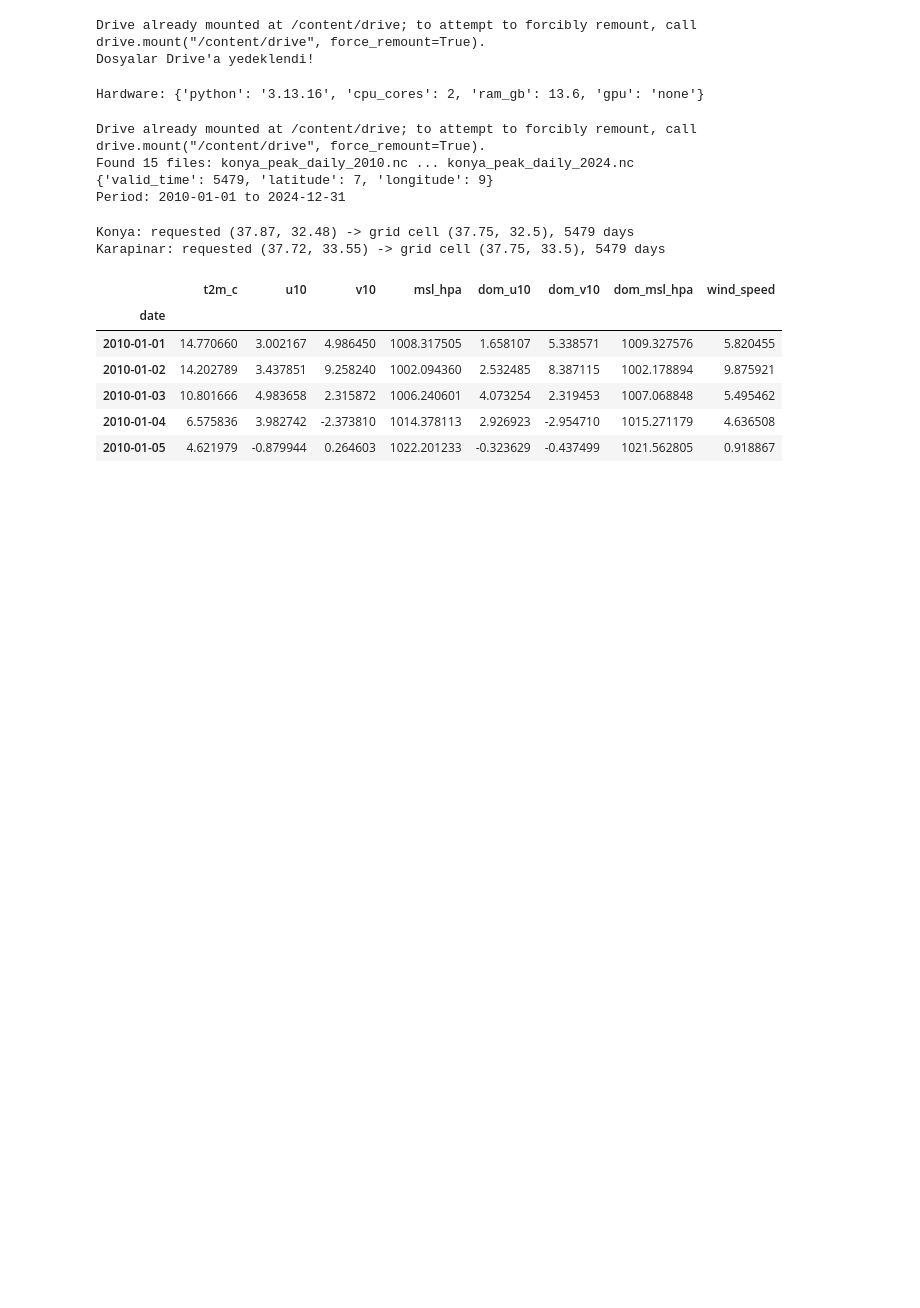
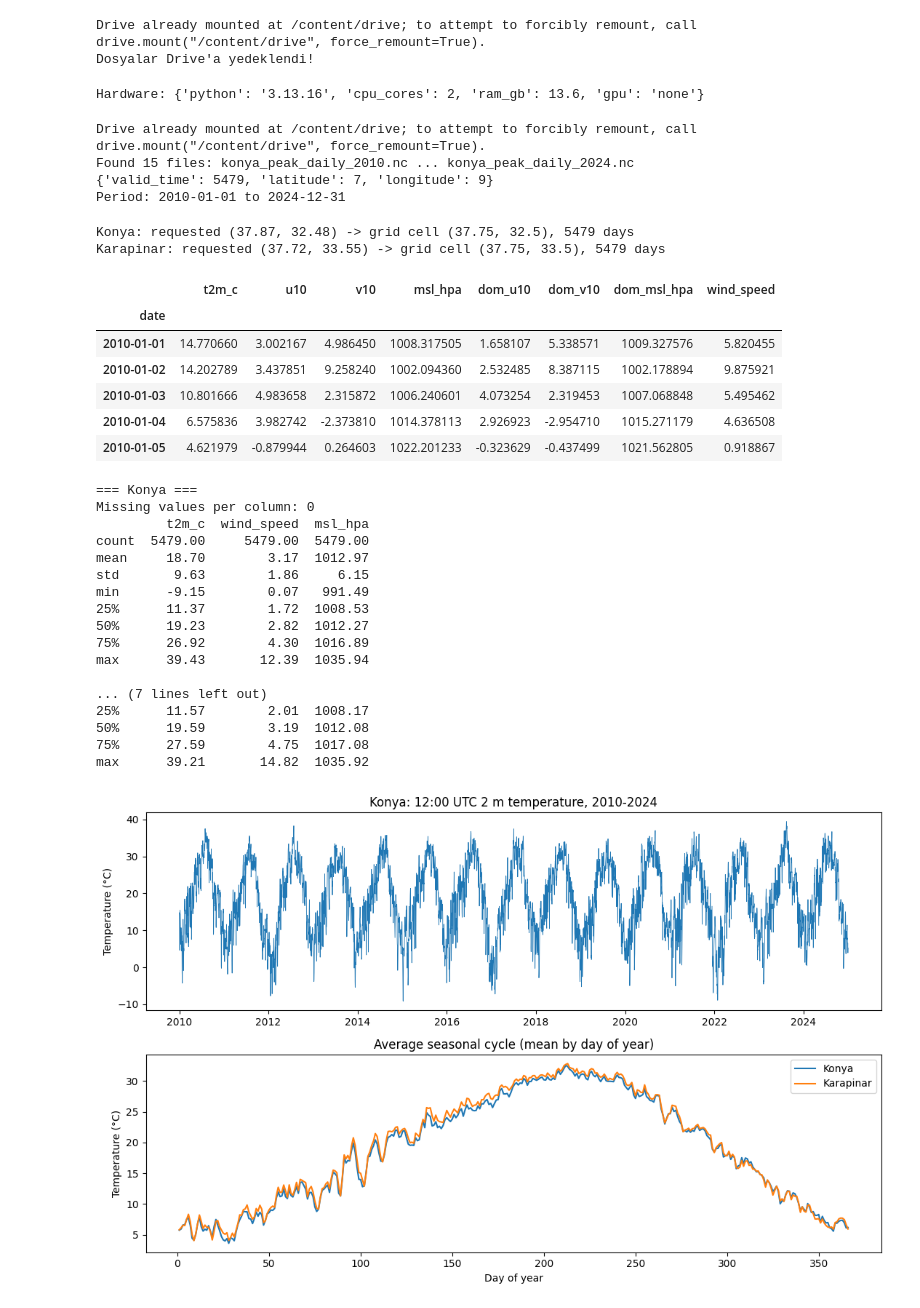
Before and after one commit to snur25/weather-prediction, a Jupyter notebook: aiwp_v1.ipynb, the cells around one changed output. Cells and saved outputs as stored; diff of their text form; code cells hidden in the pictures; blank space fills up the shorter version.

Commit message:
feat: add data quality validation and exploratory plots

```diff
--- a/aiwp_v1.ipynb
+++ b/aiwp_v1.ipynb
@@ -252,3 +252,50 @@ Karapinar: requested (37.72, 33.55) -> grid cell (37.75, 33.5), 5479 days
 | 2010-01-03 | 10.801666 | 4.983658 | 2.315872 | 1006.240601 | 4.073254 | 2.319453 | 1007.068848 | 5.495462 |
 | 2010-01-04 | 6.575836 | 3.982742 | -2.373810 | 1014.378113 | 2.926923 | -2.954710 | 1015.271179 | 4.636508 |
 | 2010-01-05 | 4.621979 | -0.879944 | 0.264603 | 1022.201233 | -0.323629 | -0.437499 | 1021.562805 | 0.918867 |
+# %%
+# Cell 4 - Data quality checks and first plots
+for name, frame in frames.items():
+    print(f"\n=== {name} ===")
+    print("Missing values per column:", int(frame.isna().sum().sum()))
+    print(frame[["t2m_c", "wind_speed", "msl_hpa"]].describe().round(2))
+    if not frame["t2m_c"].between(-40, 55).all():
+        raise ValueError(f"{name}: temperatures outside the plausible range")
+    if not frame["msl_hpa"].between(950, 1060).all():
+        raise ValueError(f"{name}: pressures outside the plausible range")
+
+fig, axes = plt.subplots(2, 1, figsize=(11, 7))
+
+axes[0].plot(frames["Konya"].index, frames["Konya"]["t2m_c"], linewidth=0.6)
+axes[0].set_title("Konya: 12:00 UTC 2 m temperature, 2010-2024")
+axes[0].set_ylabel("Temperature (°C)")
+
+for name, frame in frames.items():
+    seasonal = frame["t2m_c"].groupby(frame.index.dayofyear).mean()
+    axes[1].plot(seasonal.index, seasonal.values, label=name)
+axes[1].set_title("Average seasonal cycle (mean by day of year)")
+axes[1].set_xlabel("Day of year")
+axes[1].set_ylabel("Temperature (°C)")
+axes[1].legend()
+
+plt.tight_layout()
+fig.savefig(os.path.join(FIG_DIR, "01_data_overview.png"), dpi=150)
+plt.show()
+# %% [output]
+=== Konya ===
+Missing values per column: 0
+         t2m_c  wind_speed  msl_hpa
+count  5479.00     5479.00  5479.00
+mean     18.70        3.17  1012.97
+std       9.63        1.86     6.15
+min      -9.15        0.07   991.49
+25%      11.37        1.72  1008.53
+50%      19.23        2.82  1012.27
+75%      26.92        4.30  1016.89
+max      39.43       12.39  1035.94
+
+... (7 lines left out)
+25%      11.57        2.01  1008.17
+50%      19.59        3.19  1012.08
+75%      27.59        4.75  1017.08
+max      39.21       14.82  1035.92
+[figure, added]
```
